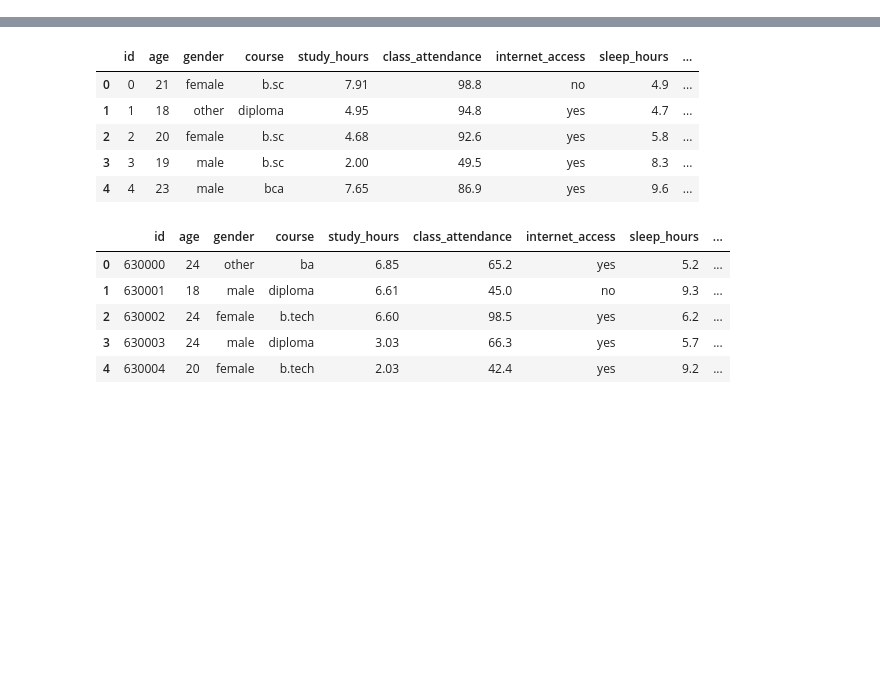
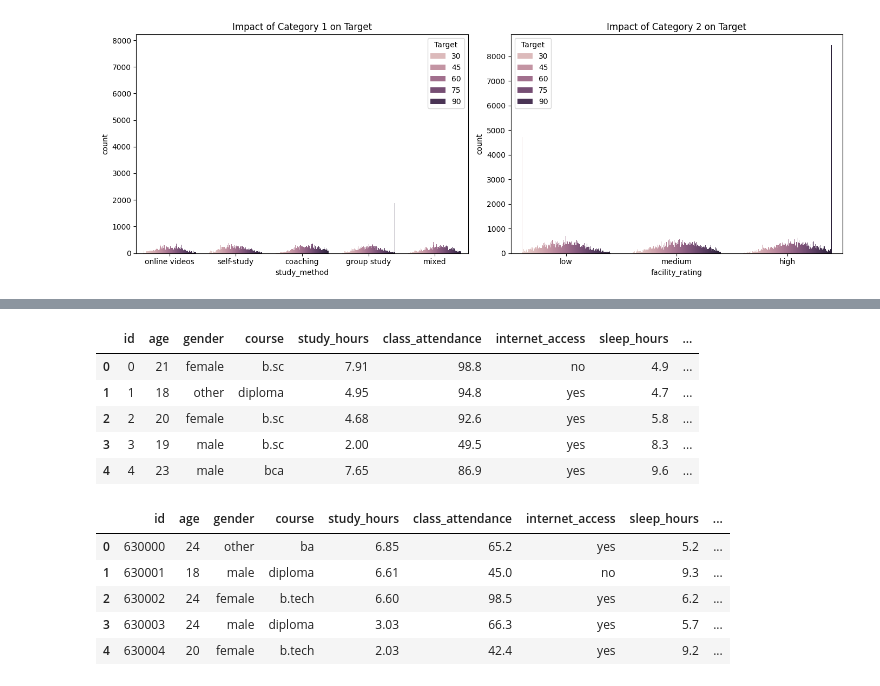
Before and after one commit to cringe-syco/ML, a Jupyter notebook: data/student_test_scores/notebooks/test_01.ipynb, the cells around one changed output, grey strips where cells are left out. Saved outputs shown, nothing was run; the diff lists cells and outputs as text; code cells hidden in the pictures; blank space fills up the shorter version.

Commit message:
test score prediction kaggle

```diff
--- a/data/student_test_scores/notebooks/test_01.ipynb
+++ b/data/student_test_scores/notebooks/test_01.ipynb
@@ -8,3 +8,21 @@ test = pd.read_csv(r'../test.csv')
 train = pd.read_csv(r'../train.csv')
 # %%
 df = train.copy()
+# %%
+# Assuming df is your DataFrame with 'cat1', 'cat2', and 'target'
+fig, axes = plt.subplots(1, 2, figsize=(14, 5))
+
+# Plot for Categorical Column 1
+sns.countplot(data=df, x='study_method', hue='exam_score', ax=axes[0])
+axes[0].set_title('Impact of Category 1 on Target')
+axes[0].legend(title='Target')
+
+# Plot for Categorical Column 2
+sns.countplot(data=df, x='facility_rating', hue='exam_score', ax=axes[1])
+axes[1].set_title('Impact of Category 2 on Target')
+axes[1].legend(title='Target')
+
+plt.tight_layout()
+plt.show()
+# %% [output]
+[figure, added]
```
Also changed, not shown: parts of 3 cells of this notebook, 6 other files.
